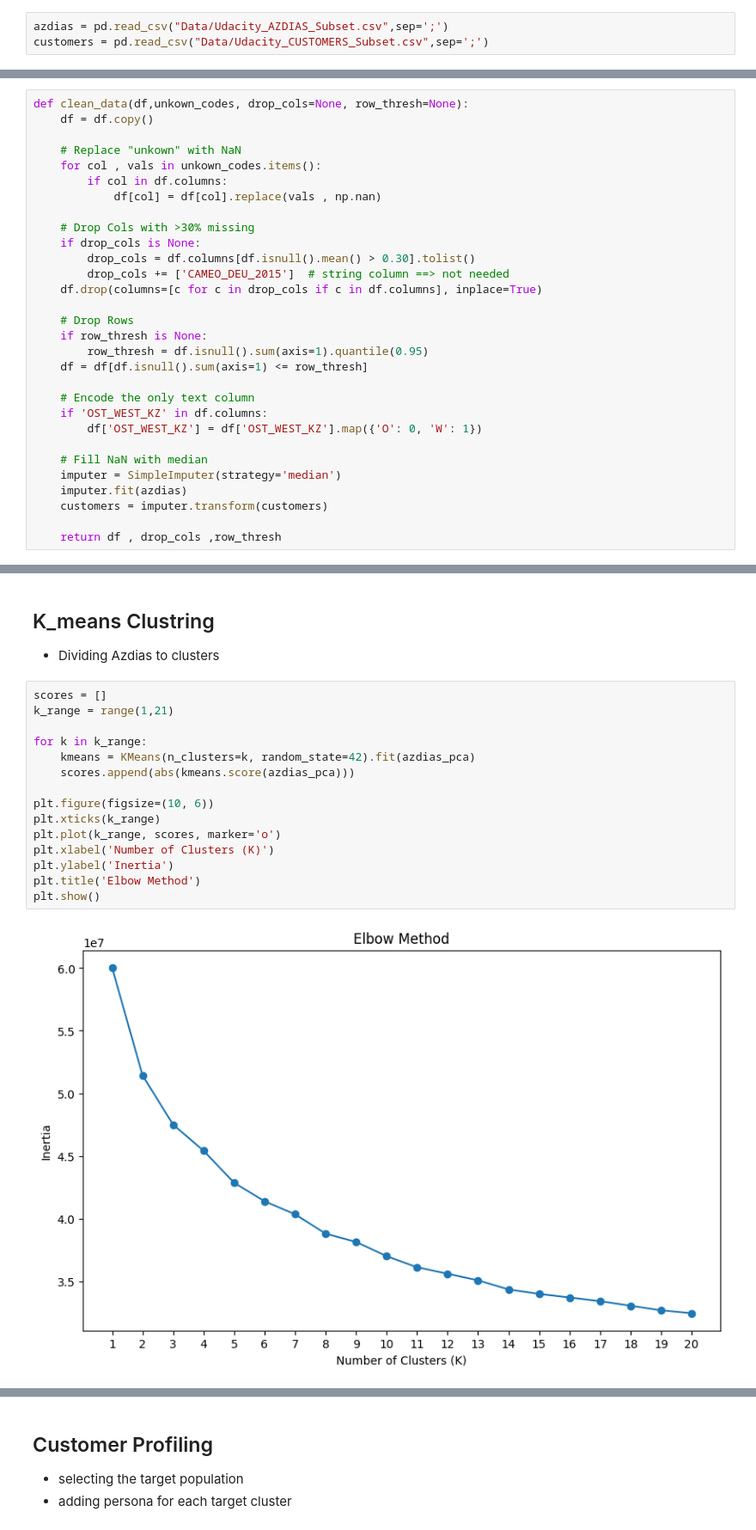
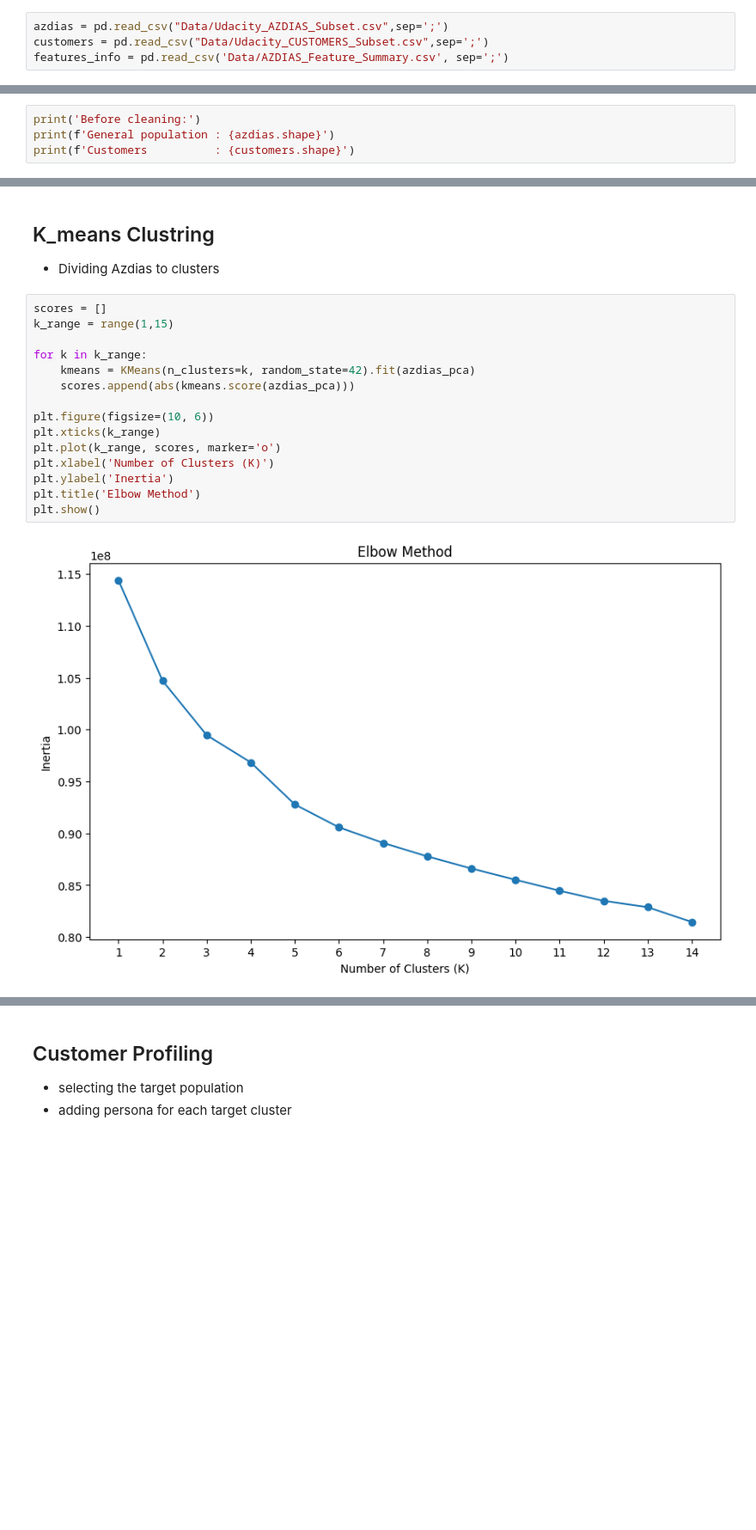
Before and after one commit to mohamed-295/UnsupervisedML_Project, a Jupyter notebook: UnsupervisedML_Project.ipynb, the cells around one changed output, grey strips where cells are left out. Shown at 86% size. Drawn from its saved outputs; the diff is of its cells as text; blank space fills up the shorter version.

```diff
--- a/UnsupervisedML_Project.ipynb
+++ b/UnsupervisedML_Project.ipynb
@@ -19,6 +19,7 @@ from sklearn.impute import SimpleImputer
 # %%
 azdias = pd.read_csv("Data/Udacity_AZDIAS_Subset.csv",sep=';')
 customers = pd.read_csv("Data/Udacity_CUSTOMERS_Subset.csv",sep=';')
+features_info = pd.read_csv('Data/AZDIAS_Feature_Summary.csv', sep=';')
 # %%
 azdias.shape
 # %% [output]
@@ -176,30 +178,4 @@ Unknown-code map ready for 64 columns.
 # %%
-def clean_data(df,unkown_codes, drop_cols=None, row_thresh=None):
-    df = df.copy()
-
-    # Replace "unkown" with NaN
-    for col , vals in unkown_codes.items():
-        if col in df.columns:
-            df[col] = df[col].replace(vals , np.nan)
-
-    # Drop Cols with >30% missing
-    if drop_cols is None:
-        drop_cols = df.columns[df.isnull().mean() > 0.30].tolist()
-        drop_cols += ['CAMEO_DEU_2015']  # string column ==> not needed
-    df.drop(columns=[c for c in drop_cols if c in df.columns], inplace=True)
-
-    # Drop Rows
-    if row_thresh is None:
-        row_thresh = df.isnull().sum(axis=1).quantile(0.95)
-    df = df[df.isnull().sum(axis=1) <= row_thresh]
-
-    # Encode the only text column
-    if 'OST_WEST_KZ' in df.columns:
-        df['OST_WEST_KZ'] = df['OST_WEST_KZ'].map({'O': 0, 'W': 1})
-
-    # Fill NaN with median
-    imputer = SimpleImputer(strategy='median')
-    imputer.fit(azdias)
-    customers = imputer.transform(customers)
-
-    return df , drop_cols ,row_thresh
+print('Before cleaning:')
+print(f'General population : {azdias.shape}')
+print(f'Customers          : {customers.shape}')
@@ -304,18 +265,18 @@ def plot_pca_weights(df, pca, component_num, n_features=5):
  * Dividing Azdias to clusters
 # %%
 scores = []
-k_range = range(1,21)
+k_range = range(1,15)
 
 for k in k_range:
     kmeans = KMeans(n_clusters=k, random_state=42).fit(azdias_pca)
     scores.append(abs(kmeans.score(azdias_pca)))
 
 plt.figure(figsize=(10, 6))
 plt.xticks(k_range)
 plt.plot(k_range, scores, marker='o')
 plt.xlabel('Number of Clusters (K)')
 plt.ylabel('Inertia')
 plt.title('Elbow Method')
 plt.show()
 # %% [output]
-[figure, old version]
+[figure, new version]
```
Also changed, not shown: parts of 27 cells of this notebook.
